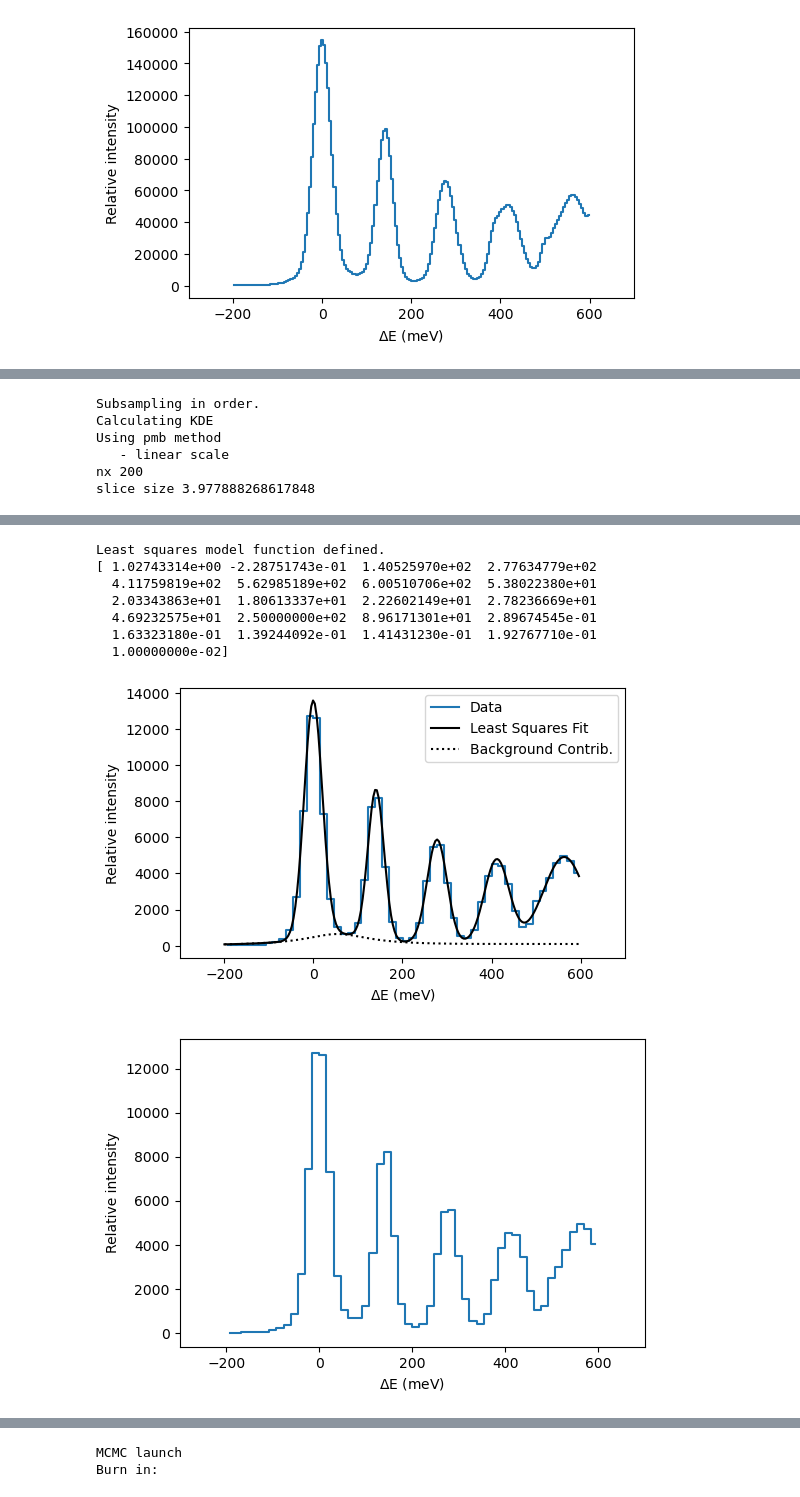
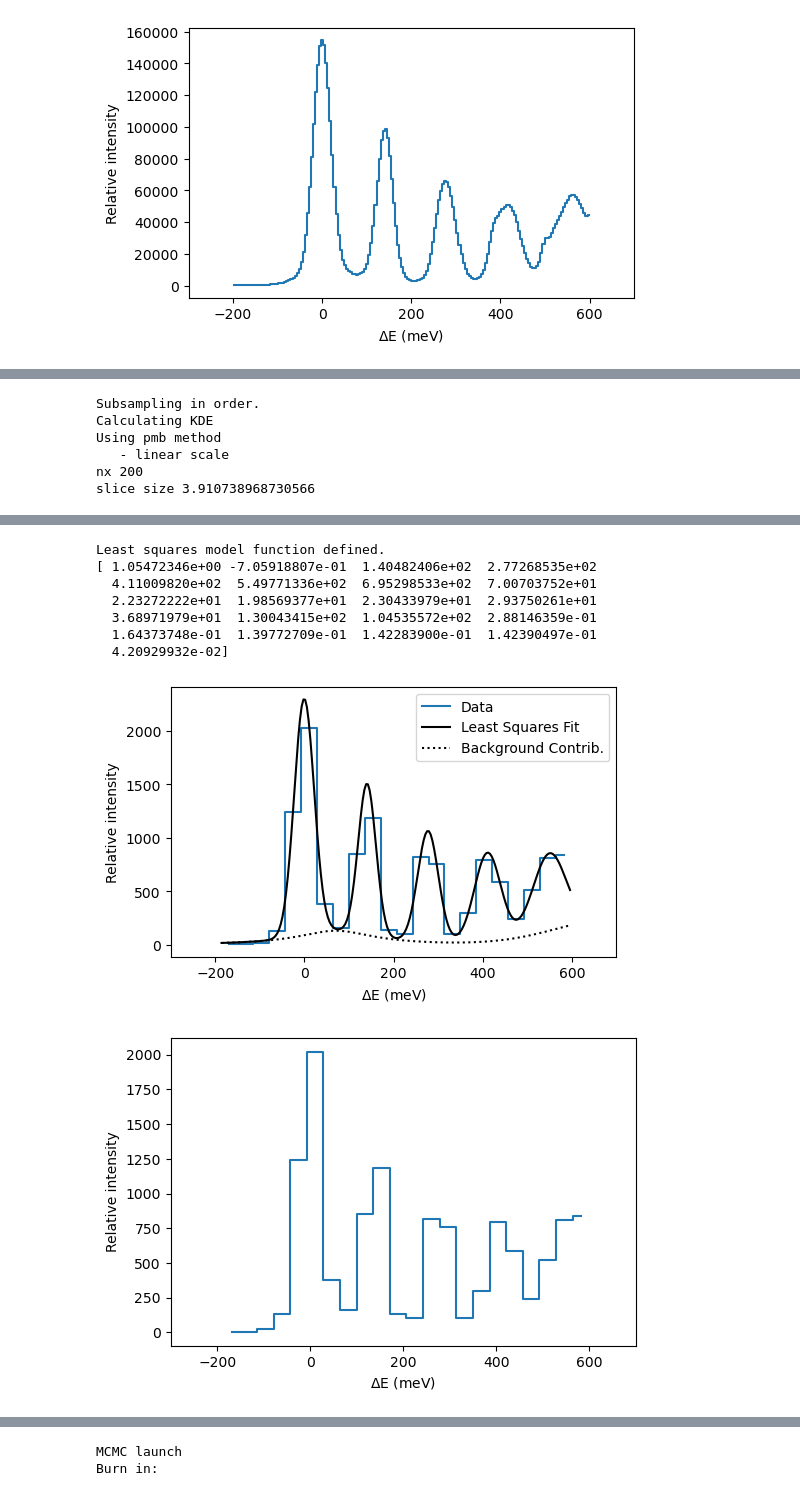
Before and after one commit to localoptimum/emtk, a Jupyter notebook: ARCStest-with-background.ipynb, the cells around one changed output, grey strips where cells are left out. Saved outputs shown, nothing was run; the diff lists cells and outputs as text; code cells hidden in the pictures.

```diff
--- a/ARCStest-with-background.ipynb
+++ b/ARCStest-with-background.ipynb
@@ -202,9 +202,9 @@ slice size 3.979919129936256
 [figure]
 [figure]
 # %%
-def big_lse_pdf(x, amplitude, elmu, mu1, mu2, mu3, mu4, mubg1, mubg2, elsigma, s1, s2, s3, s4, sbg1, sbg2, m1, m2, m3, m4, mbg1, mbg2):
+def big_lse_pdf(x, amplitude, elmu, mu1, mu2, mu3, mu4, mubg1, mubg2, elsigma, s1, s2, s3, s4, sbg1, sbg2, me, m1, m2, m3, m4, mbg1):
 
-    mvals = ema1.simplex_weights(np.array([m1, m2, m3, m4, mbg1, mbg2]))
+    mvals = ema1.simplex_weights(np.array([me, m1, m2, m3, m4, mbg1]))
 
     el = mvals[0] * norm.pdf(x, scale=elsigma, loc=elmu) / gaussian_integral(ema1.xmin, ema1.xmax, elsigma)
 
@@ -219,9 +219,9 @@ def big_lse_pdf(x, amplitude, elmu, mu1, mu2, mu3, mu4, mubg1, mubg2, elsigma, s
 
     return sol
 
-def big_background_pdf(x, amplitude, elmu, mu1, mu2, mu3, mu4, mubg1, mubg2, elsigma, s1, s2, s3, s4, sbg1, sbg2, m1, m2, m3, m4, mbg1, mbg2):
+def big_background_pdf(x, amplitude, elmu, mu1, mu2, mu3, mu4, mubg1, mubg2, elsigma, s1, s2, s3, s4, sbg1, sbg2, me, m1, m2, m3, m4, mbg1):
 
-    mvals = ema1.simplex_weights(np.array([m1, m2, m3, m4, mbg1, mbg2]))
+    mvals = ema1.simplex_weights(np.array([me, m1, m2, m3, m4, mbg1]))
 
     bg1= mvals[5] * norm.pdf(x, scale=sbg1, loc=mubg1) / gaussian_integral(ema1.xmin, ema1.xmax, mubg1, sbg1)
     bg2= mvals[6] * cauchy.pdf(x, scale=sbg2, loc=mubg2) / cauchy_integral(ema1.xmin, ema1.xmax, sbg2)
@@ -250,13 +250,13 @@ ema1.make_lse_params(
     s3 = dict(value=30.0, min=10.0, max=100.0),\
     s4 = dict(value=30.0, min=10.0, max=100.0),\
     sbg1=dict(value=100.0, min=100.0, max=250.0),\
-    sbg2=dict(value=20.0, min=10.0, max=250.0),\
+    sbg2=dict(value=100.0, min=100.0, max=250.0),\
+    me=dict(value=0.3, min=0.01, max = 1.0),\
     m1=dict(value=0.3, min=0.01, max = 1.0),\
     m2=dict(value=0.2, min=0.01, max = 1.0),\
     m3=dict(value=0.15, min=0.01, max = 1.0),\
     m4=dict(value=0.1, min=0.01, max = 1.0),\
-    mbg1=dict(value=0.1, min=0.01, max=1.0),\
-    mbg2=dict(value=0.1, min=0.01, max=1.0)
+    mbg1=dict(value=0.1, min=0.01, max=1.0)
 )
 
 lse_starting_parameters = copy.deepcopy(ema1.least_squares_parameters)
@@ -362,7 +362,8 @@ Least squares model function defined.
 # maybe something changed during the measurement?
 ema1.shuffle()
 # %%
-cpo = ema1.subsample(150000, randomize=False)
+#cpo = ema1.subsample(150000, randomize=False)
+cpo = ema1.subsample(12000, randomize=False)
 cpo.plot_kde(log=False, loglog=False, xlabel='$\Delta E$ (meV)', method="pmb")
 
 
@@ -376,22 +377,22 @@ cpo.make_lse_params(
     mu2 = dict(value=280.0, min=200.0, max=350.0),\
     mu3 = dict(value=420.0, min=350.0, max=450.0),\
     mu4 = dict(value=560.0, min=500.0, max=620.0),\
-    mubg1=dict(value=500.0, min=600.0, max=700.0),\
-    mubg2=dict(value=50.0, min=0.0, max=200.0),\
+    mubg1=dict(value=620.0, min=600.0, max=700.0),\
+    mubg2=dict(value=140.0, min=0.0, max=200.0),\
 
     elsigma = dict(value=20.0, min=10.0, max=100.0),\
     s1 = dict(value=30.0, min=10.0, max=100.0),\
     s2 = dict(value=30.0, min=10.0, max=100.0),\
     s3 = dict(value=30.0, min=10.0, max=100.0),\
     s4 = dict(value=30.0, min=10.0, max=100.0),\
-    sbg1=dict(value=200.0, min=100.0, max=250.0),\
-    sbg2=dict(value=150.0, min=10.0, max=250.0),\
+    sbg1=dict(value=100.0, min=100.0, max=250.0),\
+    sbg2=dict(value=100.0, min=100.0, max=250.0),\
+    me=dict(value=0.3, min=0.01, max = 1.0),\
     m1=dict(value=0.3, min=0.01, max = 1.0),\
     m2=dict(value=0.2, min=0.01, max = 1.0),\
     m3=dict(value=0.15, min=0.01, max = 1.0),\
     m4=dict(value=0.1, min=0.01, max = 1.0),\
-    mbg1=dict(value=0.1, min=0.01, max=1.0),\
-    mbg2=dict(value=0.1, min=0.01, max=1.0)
+    mbg1=dict(value=0.1, min=0.01, max=1.0)
 )
 
 
@@ -492,7 +493,7 @@ plt.xlabel('$\Delta$E (meV)')
 plt.ylabel('Relative intensity')
 plt.legend()
 plt.xlim(-300,700)
-#plt.savefig('arcsFigs/arcs_data_subsampled_lse.png', dpi=600, bbox_inches='tight')
+plt.savefig('arcsFigs/arcs_data_subsampled_lse.png', dpi=600, bbox_inches='tight')
 plt.show()
 
 
@@ -546,4 +547,4 @@ Calculating KDE
 Using pmb method
    - linear scale
 nx 200
-slice size 3.977888268617848
+slice size 3.910738968730566
@@ -551,9 +552,9 @@ slice size 3.977888268617848
 Least squares model function defined.
-[ 1.02743314e+00 -2.28751743e-01  1.40525970e+02  2.77634779e+02
-  4.11759819e+02  5.62985189e+02  6.00510706e+02  5.38022380e+01
-  2.03343863e+01  1.80613337e+01  2.22602149e+01  2.78236669e+01
-  4.69232575e+01  2.50000000e+02  8.96171301e+01  2.89674545e-01
-  1.63323180e-01  1.39244092e-01  1.41431230e-01  1.92767710e-01
-  1.00000000e-02]
+[ 1.05472346e+00 -7.05918807e-01  1.40482406e+02  2.77268535e+02
+  4.11009820e+02  5.49771336e+02  6.95298533e+02  7.00703752e+01
+  2.23272222e+01  1.98569377e+01  2.30433979e+01  2.93750261e+01
+  3.68971979e+01  1.30043415e+02  1.04535572e+02  2.88146359e-01
+  1.64373748e-01  1.39772709e-01  1.42283900e-01  1.42390497e-01
+  4.20929932e-02]
-[figure, old version]
+[figure, new version]
-[figure, old version]
+[figure, new version]
```
Also changed, not shown: parts of 46 cells of this notebook.
